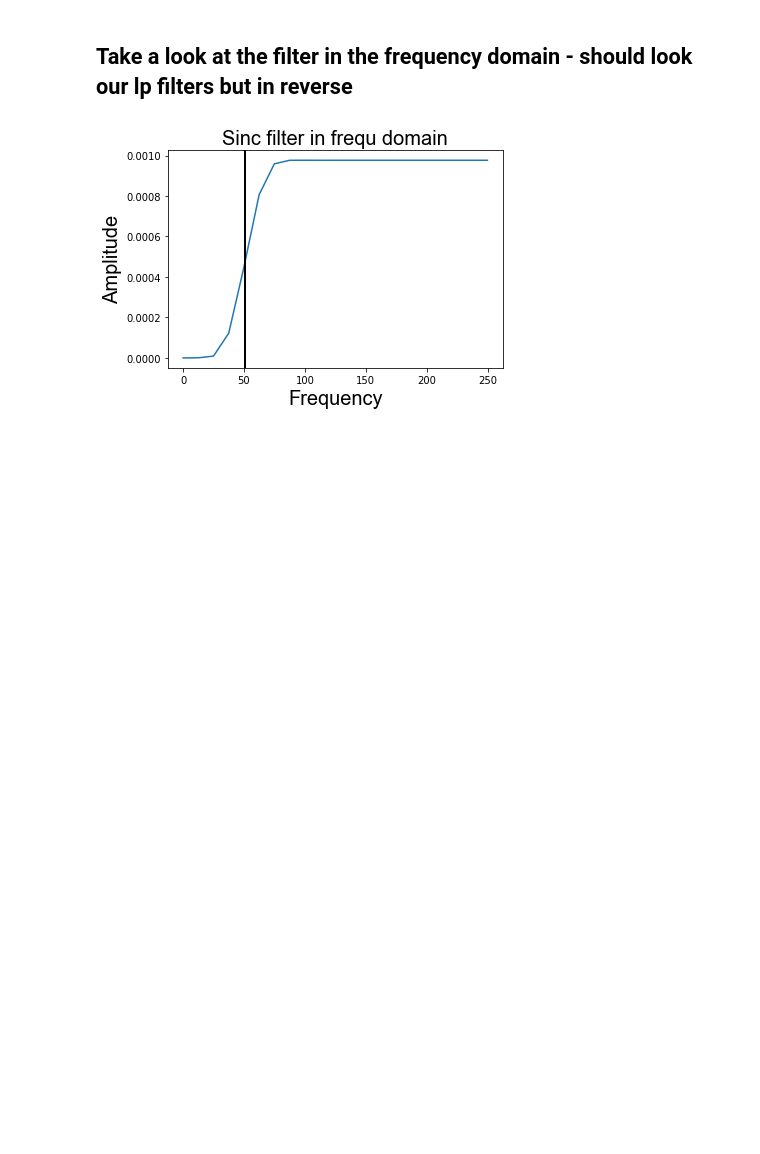
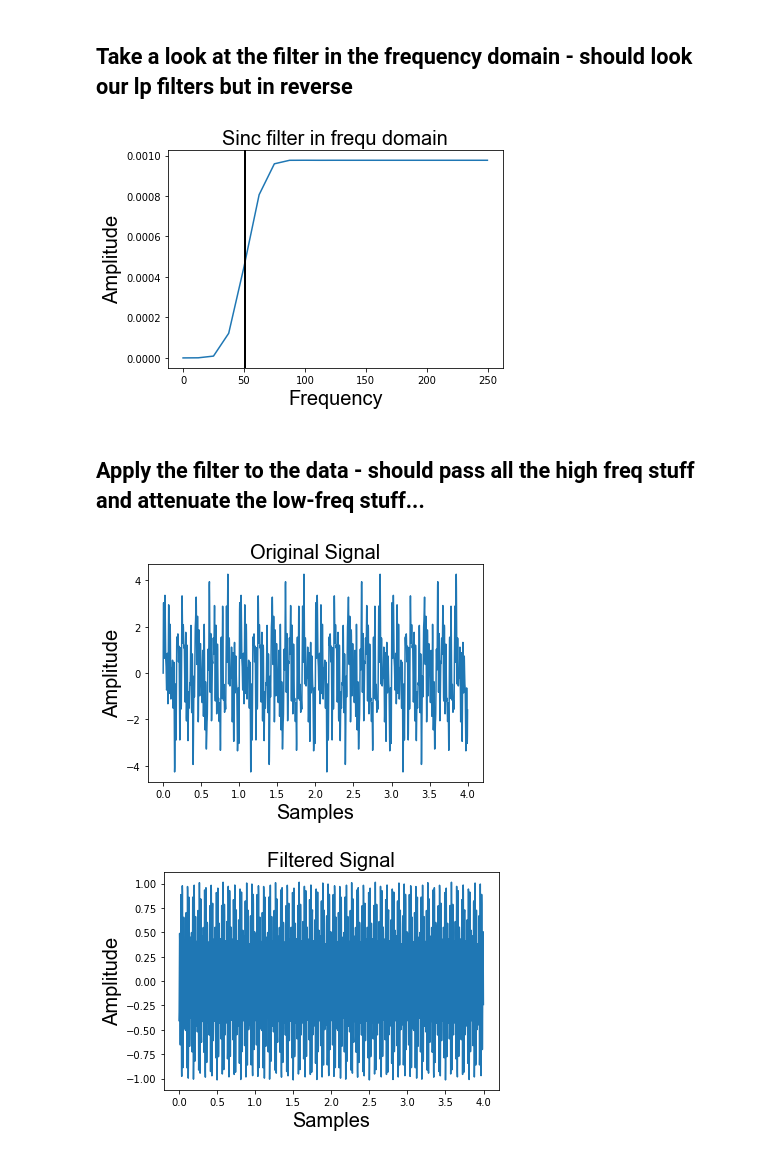
Before and after one commit to TimCSheehan/dev, a Jupyter notebook: Tutorial_061_HighPass_BandPass_StopBand.ipynb, the cells around one changed output. Drawn from its saved outputs; the diff is of its cells as text; code cells hidden in the pictures; blank space fills up the shorter version.

```diff
--- a/Tutorial_061_HighPass_BandPass_StopBand.ipynb
+++ b/Tutorial_061_HighPass_BandPass_StopBand.ipynb
@@ -116,3 +116,39 @@ plt.title('Sinc filter in frequ domain', **fig_font)
 plt.show()
 # %% [output]
 [figure]
+# %% [markdown]
+## Apply the filter to the data - should pass all the high freq stuff and attenuate the low-freq stuff...
+# %%
+# fft our signal
+fft_sig = np.fft.rfft(sig)
+
+# need to zero pad to make the filter the same length as the signal
+X = len(sig)
+Y = len(sinc_func)
+
+# zero pad in the time domain
+if Y<X:
+    sinc_func = np.hstack((sinc_func, np.zeros(X-Y)))
+
+# fft the filter
+fft_filt = np.fft.rfft(sinc_func)
+
+# multiply in freq domain, then ifft to go back into the time domain
+filt_sig = np.fft.irfft(fft_sig*fft_filt)
+# %%
+# Plot the regular signal
+plt.plot(t, sig)
+plt.xlabel('Samples', **fig_font)
+plt.ylabel('Amplitude', **fig_font)
+plt.title('Original Signal', **fig_font)
+plt.show()
+
+# plot the filtered signal
+plt.plot(t, filt_sig)
+plt.xlabel('Samples', **fig_font)
+plt.ylabel('Amplitude', **fig_font)
+plt.title('Filtered Signal', **fig_font)
+plt.show()
+# %% [output]
+[figure, added]
+[figure, added]
```
Also changed, not shown: parts of 2 cells of this notebook.
